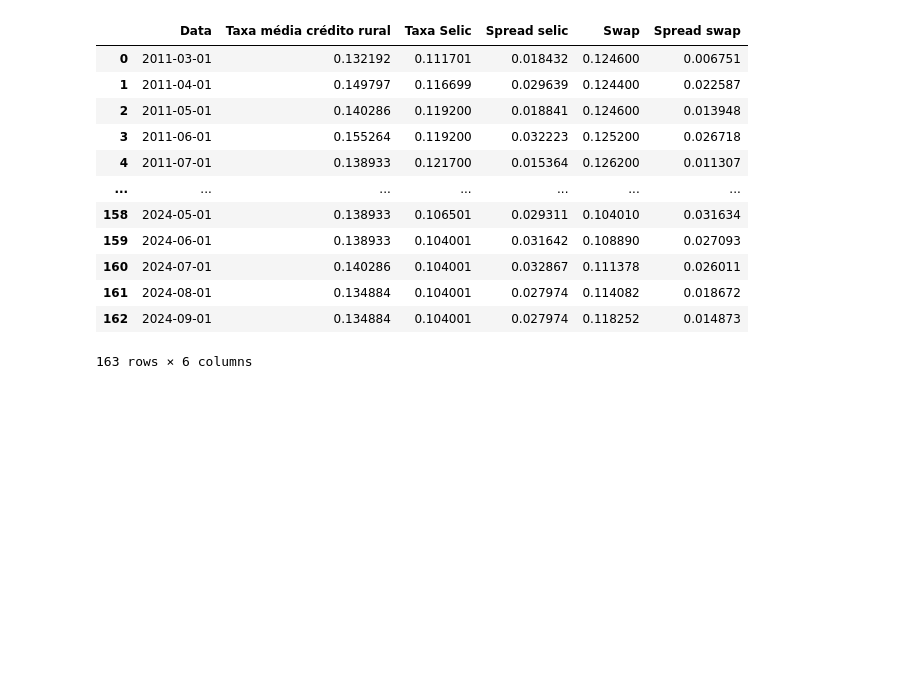
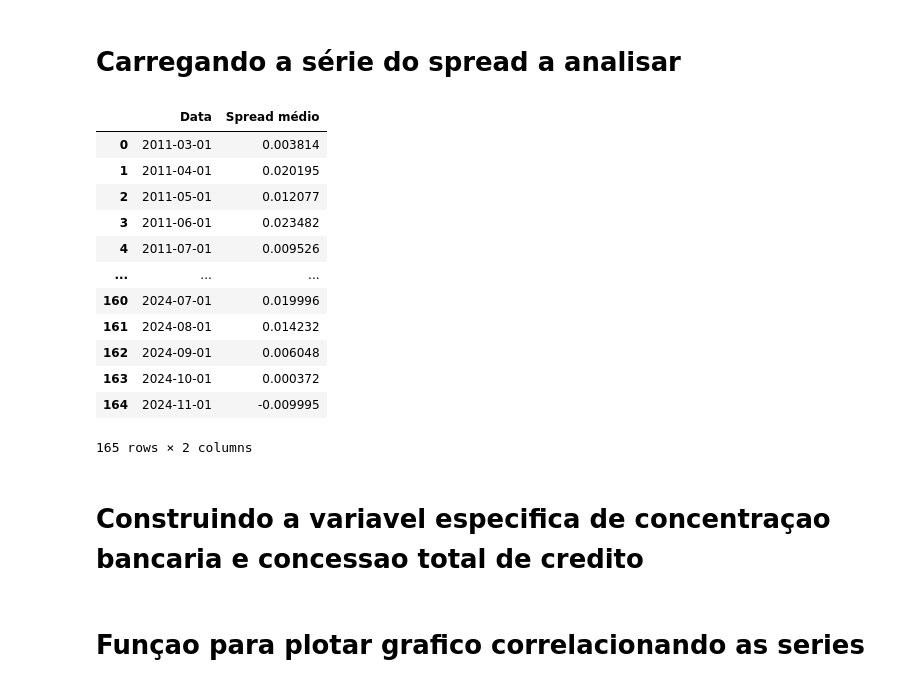
Before and after one commit to danielsaraivaleite/SpreadCreditoRural, a Jupyter notebook: AnaliseSpreadAgro.ipynb, the cells around one changed output. Saved outputs shown, nothing was run; the diff lists cells and outputs as text; code cells hidden in the pictures; blank space fills up the shorter version.

```diff
--- a/AnaliseSpreadAgro.ipynb
+++ b/AnaliseSpreadAgro.ipynb
@@ -7,17 +8,21 @@ import scipy.stats
+# %% [markdown]
+# Carregando a série do spread a analisar
 # %%
-df_spread = pd.read_excel('Dados.xlsx', sheet_name='Tb_Spread')
+df_spread = pd.read_excel('Dados.xlsx', sheet_name='Tb_Spread').loc[:, ['Data', 'Spread médio']]
 df_spread
 # %% [output]
-|  | Data | Taxa média crédito rural | Taxa Selic | Spread selic | Swap | Spread swap |
-| 0 | 2011-03-01 | 0.132192 | 0.111701 | 0.018432 | 0.124600 | 0.006751 |
-| 1 | 2011-04-01 | 0.149797 | 0.116699 | 0.029639 | 0.124400 | 0.022587 |
-| 2 | 2011-05-01 | 0.140286 | 0.119200 | 0.018841 | 0.124600 | 0.013948 |
-| 3 | 2011-06-01 | 0.155264 | 0.119200 | 0.032223 | 0.125200 | 0.026718 |
-| 4 | 2011-07-01 | 0.138933 | 0.121700 | 0.015364 | 0.126200 | 0.011307 |
-| ... | ... | ... | ... | ... | ... | ... |
-| 158 | 2024-05-01 | 0.138933 | 0.106501 | 0.029311 | 0.104010 | 0.031634 |
-| 159 | 2024-06-01 | 0.138933 | 0.104001 | 0.031642 | 0.108890 | 0.027093 |
-| 160 | 2024-07-01 | 0.140286 | 0.104001 | 0.032867 | 0.111378 | 0.026011 |
-| 161 | 2024-08-01 | 0.134884 | 0.104001 | 0.027974 | 0.114082 | 0.018672 |
-| 162 | 2024-09-01 | 0.134884 | 0.104001 | 0.027974 | 0.118252 | 0.014873 |
+|  | Data | Spread médio |
+| 0 | 2011-03-01 | 0.003814 |
+| 1 | 2011-04-01 | 0.020195 |
+| 2 | 2011-05-01 | 0.012077 |
+| 3 | 2011-06-01 | 0.023482 |
+| 4 | 2011-07-01 | 0.009526 |
+| ... | ... | ... |
+| 160 | 2024-07-01 | 0.019996 |
+| 161 | 2024-08-01 | 0.014232 |
+| 162 | 2024-09-01 | 0.006048 |
+| 163 | 2024-10-01 | 0.000372 |
+| 164 | 2024-11-01 | -0.009995 |
-163 rows × 6 columns
+165 rows × 2 columns
+# %% [markdown]
+# Construindo a variavel especifica de concentraçao bancaria e concessao total de credito
@@ -24 +71,3 @@ df_spread
+# %% [markdown]
+# Funçao para plotar grafico correlacionando as series
 # %%
```
Also changed, not shown: parts of 11 cells of this notebook, 1 other file.
